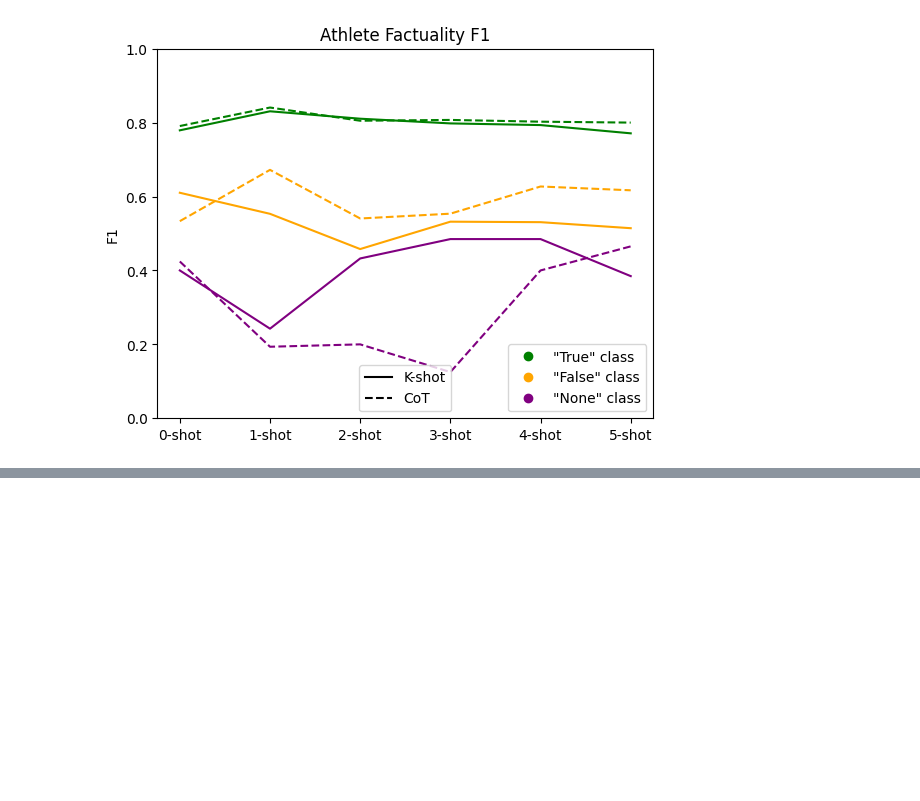
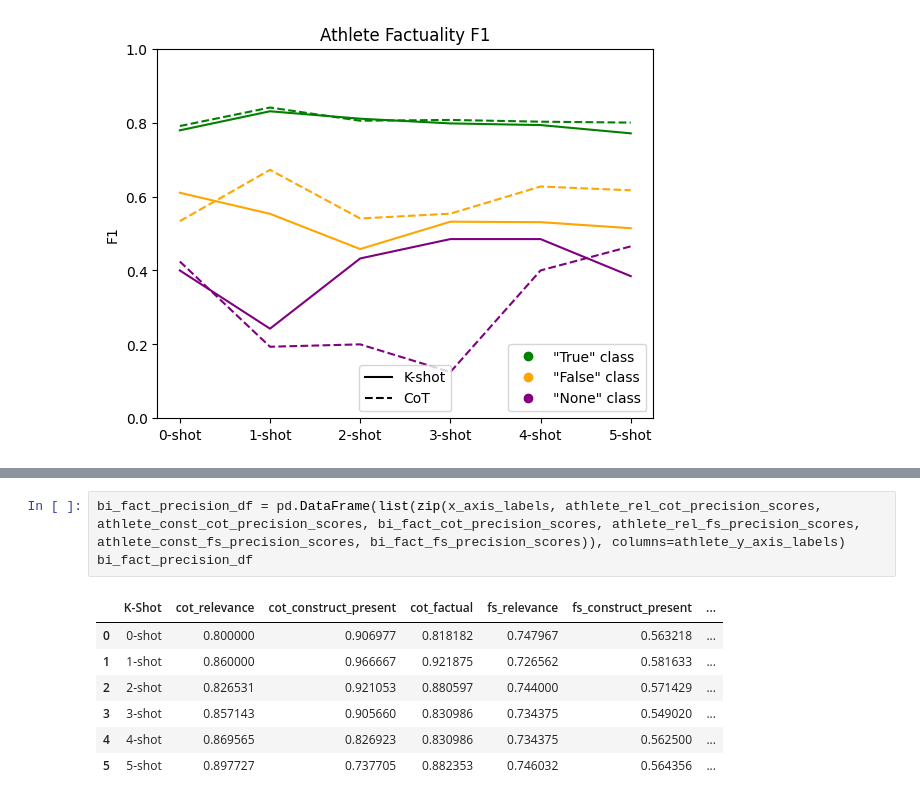
Before and after one commit to meghorikawa/ULLM, a Jupyter notebook: Data_Analysis.ipynb, the cells around one changed output, grey strips where cells are left out. Cells and saved outputs as stored; diff of their text form; blank space fills up the shorter version.

```diff
--- a/Data_Analysis.ipynb
+++ b/Data_Analysis.ipynb
@@ -887,0 +1113,11 @@ for metric in ["precision", "recall", "f1"]:
+# %%
+bi_fact_precision_df = pd.DataFrame(list(zip(x_axis_labels, athlete_rel_cot_precision_scores, athlete_const_cot_precision_scores, bi_fact_cot_precision_scores, athlete_rel_fs_precision_scores, athlete_const_fs_precision_scores, bi_fact_fs_precision_scores)), columns=athlete_y_axis_labels)
+bi_fact_precision_df
+# %% [output]
+|  | K-Shot | cot_relevance | cot_construct_present | cot_factual | fs_relevance | fs_construct_present | ... |
+| 0 | 0-shot | 0.800000 | 0.906977 | 0.818182 | 0.747967 | 0.563218 | ... |
+| 1 | 1-shot | 0.860000 | 0.966667 | 0.921875 | 0.726562 | 0.581633 | ... |
+| 2 | 2-shot | 0.826531 | 0.921053 | 0.880597 | 0.744000 | 0.571429 | ... |
+| 3 | 3-shot | 0.857143 | 0.905660 | 0.830986 | 0.734375 | 0.549020 | ... |
+| 4 | 4-shot | 0.869565 | 0.826923 | 0.830986 | 0.734375 | 0.562500 | ... |
+| 5 | 5-shot | 0.897727 | 0.737705 | 0.882353 | 0.746032 | 0.564356 | ... |
```
Also changed, not shown: parts of 50 cells of this notebook.
